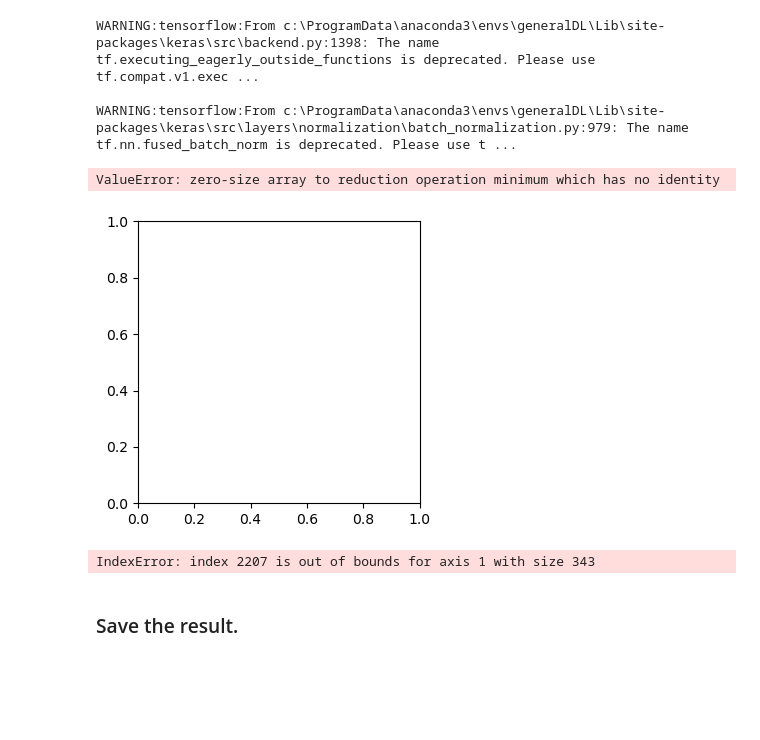
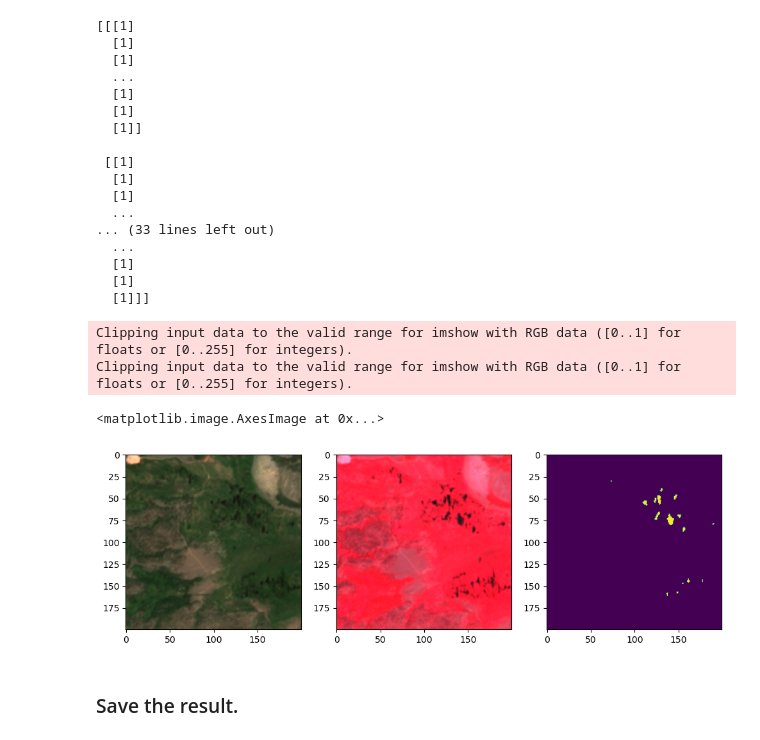
Before and after one commit to LuwenWan/WatNet, a Jupyter notebook: notebooks/infer_demo_beaver_sentinel2.ipynb, the cells around one changed output. Drawn from its saved outputs; the diff is of its cells as text; code cells hidden in the pictures; blank space fills up the shorter version.

Commit message:
test demo and polygon A
Used sentinel-2 10m data, downloaded from dataspace.copernicus.eu and GEE

```diff
--- a/notebooks/infer_demo_beaver_sentinel2.ipynb
+++ b/notebooks/infer_demo_beaver_sentinel2.ipynb
@@ -37,9 +37,11 @@ Current Directory: h:\My Drive\Code\Projects\WatNet
 # %%
-## test image and test sample
-path_S2_img = "H:/My Drive/Projects/Beavers/Beaver_EarthEngine/Sentinel2_6Bands_WatNet/S2MSI_L2A_PolygonA_6Bands.tif"
+# Download 10m from Sentinel data spcae then composite （did this in arc）
+sen_raster_path = "H:/My Drive/Projects/Beavers/Beaver_EarthEngine/Sentinel2_6Bands_WatNet/Browser_images/compositeBand_20210710_polygonA.tif"
+
 # pre-trained model
 watnet_model = 'H:/My Drive/Code/Projects/WatNet/model/pretrained/watnet.h5'
-path_result_map = "H:/My Drive/Projects/Beavers/Beaver_EarthEngine/Sentinel2_6Bands_WatNet/S2MSI_L2A_PolygonA_6Bands_water.tif"
+path_result_map = 'H:/My Drive/Projects/Beavers/Beaver_EarthEngine/Sentinel2_6Bands_WatNet/Browser_images/compositeBand_20210710_polygonA_water.tif'
+
 ## super parameters
 patch_size = 512
 overlay = 80  # the overlay area between neighboring patches
@@ -153,19 +48,10 @@ True
 # %%
-# -----Load and prepare the satellite image data -----#
-sen2_img, img_info = readTiff(path_in=path_S2_img)
-sen2_img = np.clip(sen2_img/10000, a_min=0, a_max=1) ## normalization
+# # -----Load and prepare the satellite image data -----#
+# sen2_img, img_info = readTiff(path_in = path_S2_img)
+sen2_img, img_info = readTiff(path_in = sen_raster_path) # sen_raster_path  #
+sen2_img = np.float32(np.clip(sen2_img/100000, a_min=0, a_max=1))  ## normalization, had to divided by 100000 (not 1000) cause their values range from 0 to #####
+print(sen2_img)
 plt.figure(figsize=(6,6))
-plt.imshow(sen2_img[:, :, (2,1,0)]*5)
-# TypeError: only size-1 arrays can be converted to Python scalars
-    # sen2_img = float(np.clip(sen2_img/10000, a_min=0, a_max=1))  ## normalization
-
-
-
-# print(np.__version__)
-
-# resolve an issue
-#     x = np.float(3.14)
-#     x = float(3.14)
-#     print(x)
+plt.imshow(sen2_img[:, :, (0,1,2)]*5)
 # %% [output]
 Clipping input data to the valid range for imshow with RGB data ([0..1] for floats or [0..255] for integers).
@@ -174,33 +77,39 @@ Clipping input data to the valid range for imshow with RGB data ([0..1] for floa
 # %%
 ### ---- surface water mapping by using pretrained watnet.
 water_map = watnet_infer(rsimg=sen2_img, path_model = watnet_model)
+print(water_map)
 # %% [output]
-WARNING:tensorflow:From c:\ProgramData\anaconda3\envs\generalDL\Lib\site-packages\keras\src\backend.py:1398: The name tf.executing_eagerly_outside_functions is deprecated. Please use tf.compat.v1.exec ...
+[[[1]
+  [1]
+  [1]
+  ...
+  [1]
+  [1]
+  [1]]
 
-WARNING:tensorflow:From c:\ProgramData\anaconda3\envs\generalDL\Lib\site-packages\keras\src\layers\normalization\batch_normalization.py:979: The name tf.nn.fused_batch_norm is deprecated. Please use t ...
+ [[1]
+  [1]
+  [1]
+  ...
+... (33 lines left out)
+  ...
+  [1]
+  [1]
+  [1]]]
 # %%
 ### show the result
-plt.figure(figsize=(8,4))
-plt.subplot(1,2,1)
-plt.imshow(sen2_img[1500:2000, 1000:1500, (3,2,1)]*6.5)
-plt.subplot(1,2,2)
-plt.imshow(water_map[1500:2000, 1000:1500, 0])
+plt.figure(figsize=(12,4))
+plt.subplot(1,3,1)
+plt.imshow(sen2_img[100:300, 200:400, (0,1,2)]*6.5) # row, columns, bands, scalar
+plt.subplot(1,3,2)
+plt.imshow(sen2_img[100:300, 200:400, (3,2,1)]*6.5)
+plt.subplot(1,3,3)
+plt.imshow(water_map[100:300, 200:400, 0])
 # %% [output]
-ValueError: zero-size array to reduction operation minimum which has no identity
+Clipping input data to the valid range for imshow with RGB data ([0..1] for floats or [0..255] for integers).
+Clipping input data to the valid range for imshow with RGB data ([0..1] for floats or [0..255] for integers).
+<matplotlib.image.AxesImage at 0x...>
-[figure, old version]
+[figure, new version]
-# %%
-## show the accuracy
-path_sam = 'H:/My Drive/Code/Projects/WatNet/data/test-demo/val_sam.csv'
-df_sam = pd.read_csv(path_sam, header=0)
-acc_oa, acc_prod, acc_user, confus_mat = acc_matrix(water_map, df_sam.to_numpy(), id_label=1)
-print('OA:', acc_oa)
-print('Producer acc:', acc_prod)
-print('user acc:', acc_user)
-print('Confusion matrix:', np.around(confus_mat,4))
-plt.matshow(confus_mat,cmap=plt.cm.Greys, fignum=0)
-plt.colorbar()
-# %% [output]
-IndexError: index 2207 is out of bounds for axis 1 with size 343
 # %% [markdown]
 ### Save the result.
 # %%
```
Also changed, not shown: parts of 11 cells of this notebook, 2 other files.
